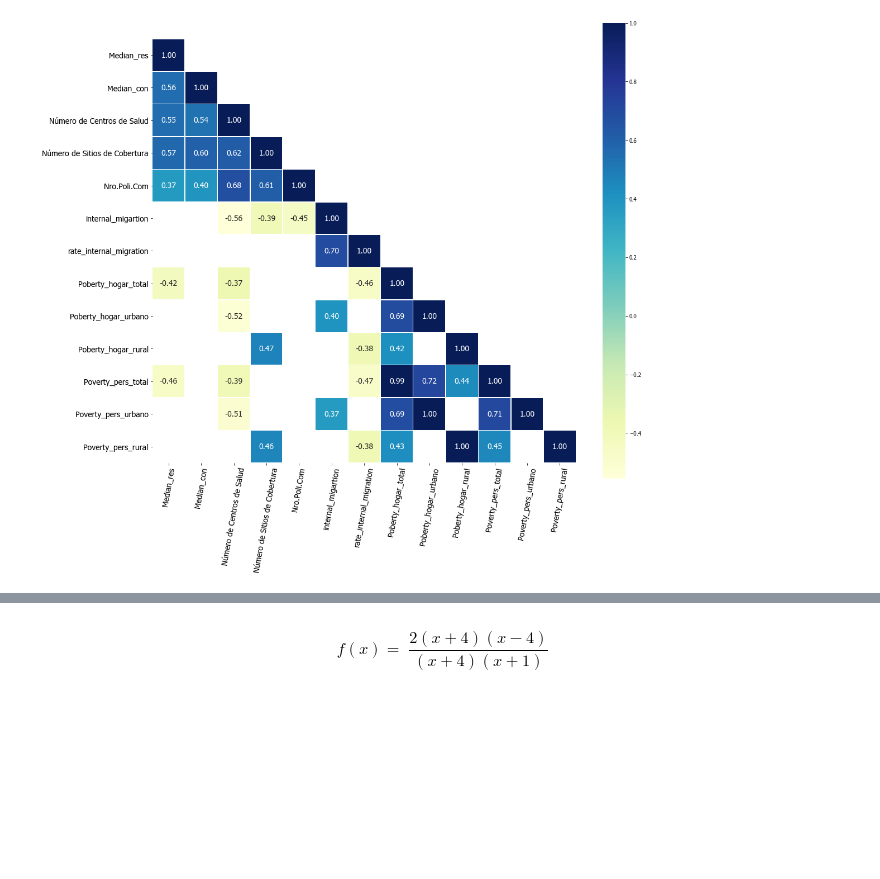
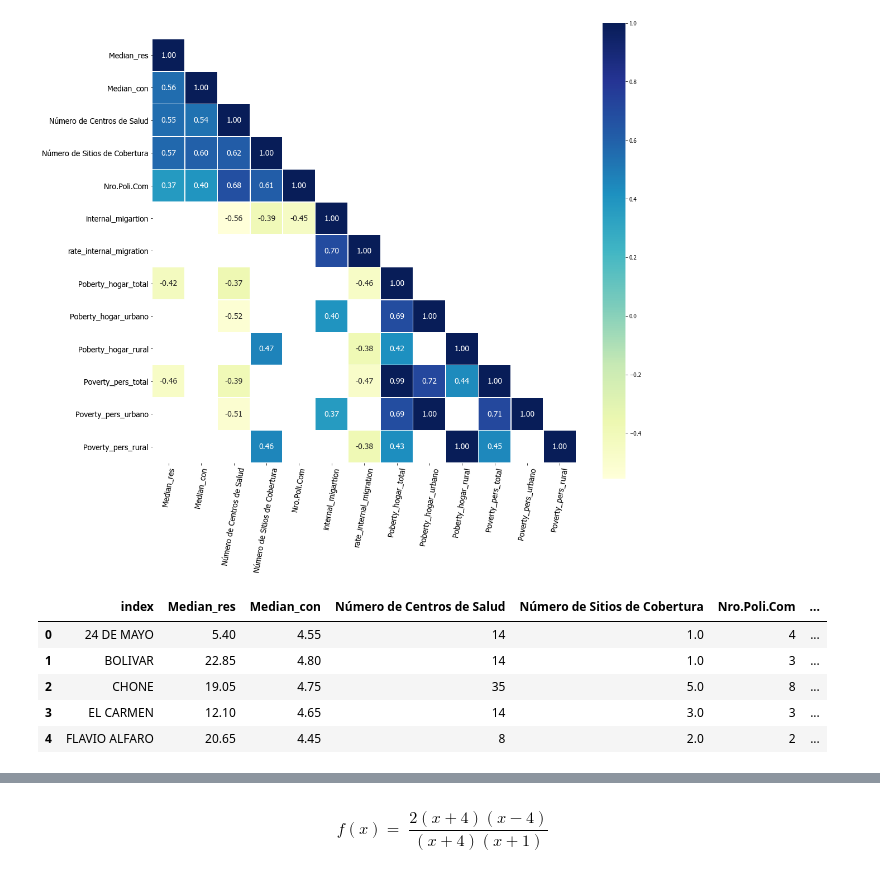
Before and after one commit to aamaguay/Preparing-Eathquake-Ec, a Jupyter notebook: Notebooks/Processing and Metrics.ipynb, the cells around one changed output, grey strips where cells are left out. Drawn from its saved outputs; the diff is of its cells as text; code cells hidden in the pictures; blank space fills up the shorter version.

```diff
--- a/Notebooks/Processing and Metrics.ipynb
+++ b/Notebooks/Processing and Metrics.ipynb
@@ -427,3 +442,24 @@ poverty_persona.columns = ['index', 'Poverty_pers_total','Poverty_pers_urbano','
 poverty_persona.Poverty_pers_total = poverty_persona.Poverty_pers_total.astype(np.float64)
 poverty_persona.Poverty_pers_urbano = poverty_persona.Poverty_pers_urbano.astype(np.float64)
 poverty_persona.Poverty_pers_rural = poverty_persona.Poverty_pers_rural.astype(np.float64)
+
+
+# Load education dataset
+education = pd.read_excel('C:/Users/User/Desktop/Earthquake EC/Data/indice de educacion.xls',skiprows=1).sort_values('Cantón')
+
+education.loc[(education['Cantón']== 'BOLÍVAR'), 'Cantón']= 'BOLIVAR'
+education.loc[(education['Cantón']== 'JARAMIJÓ'), 'Cantón']= 'JARAMIJO'
+education.loc[(education['Cantón']== 'JUNÍN'), 'Cantón']= 'JUNIN'
+education.loc[(education['Cantón']== 'PAJÁN'), 'Cantón']= 'PAJAN'
+education.loc[(education['Cantón']== 'PUERTO LOÓPEZ'), 'Cantón']= 'PUERTO LOPEZ'
+
+illiteracy = education.loc[education.Indicador=='Tasa de analfabetismo',['Cantón','Total']]
+illiteracy.columns = ['index', 'illiteracy_rate']
+illiteracy.illiteracy_rate = illiteracy.illiteracy_rate.astype(np.float64)
+
+
+# Load escolaridad dataset
+escolaridad_mas_24 = education.loc[education.Indicador==
+                                   'Escolaridad promedio de la población de 24 y más años de edad',['Cantón','Total']]
+escolaridad_mas_24.columns = ['index', 'escolaridad']
+escolaridad_mas_24.escolaridad = escolaridad_mas_24.escolaridad.astype(np.float64)
@@ -430,7 +492,7 @@ poverty_persona.Poverty_pers_rural = poverty_persona.Poverty_pers_rural.astype(n
 # %%
 # list of dataframes
 list_df = [df_canton_final.reset_index(), health_center_cant, mobile_coverage_cant, police_station_cant,
-           internal_migration, rate_internal_migration, poverty_hogar, poverty_persona]
+           internal_migration, rate_internal_migration, poverty_hogar, poverty_persona,illiteracy,escolaridad_mas_24]
 
 # Merge dataframes
 df_merged = round( reduce(lambda  left,right: pd.merge(left,right,on=['index'],
@@ -540,3 +582,12 @@ plt.xticks(rotation=80, size=14)
 plt.show()
 # %% [output]
 [figure]
+# %%
+df_merged.head()
+# %% [output]
+|  | index | Median_res | Median_con | Número de Centros de Salud | Número de Sitios de Cobertura | Nro.Poli.Com | ... |
+| 0 | 24 DE MAYO | 5.40 | 4.55 | 14 | 1.0 | 4 | ... |
+| 1 | BOLIVAR | 22.85 | 4.80 | 14 | 1.0 | 3 | ... |
+| 2 | CHONE | 19.05 | 4.75 | 35 | 5.0 | 8 | ... |
+| 3 | EL CARMEN | 12.10 | 4.65 | 14 | 3.0 | 3 | ... |
+| 4 | FLAVIO ALFARO | 20.65 | 4.45 | 8 | 2.0 | 2 | ... |
```
Also changed, not shown: parts of 19 cells of this notebook, 3 other files.
